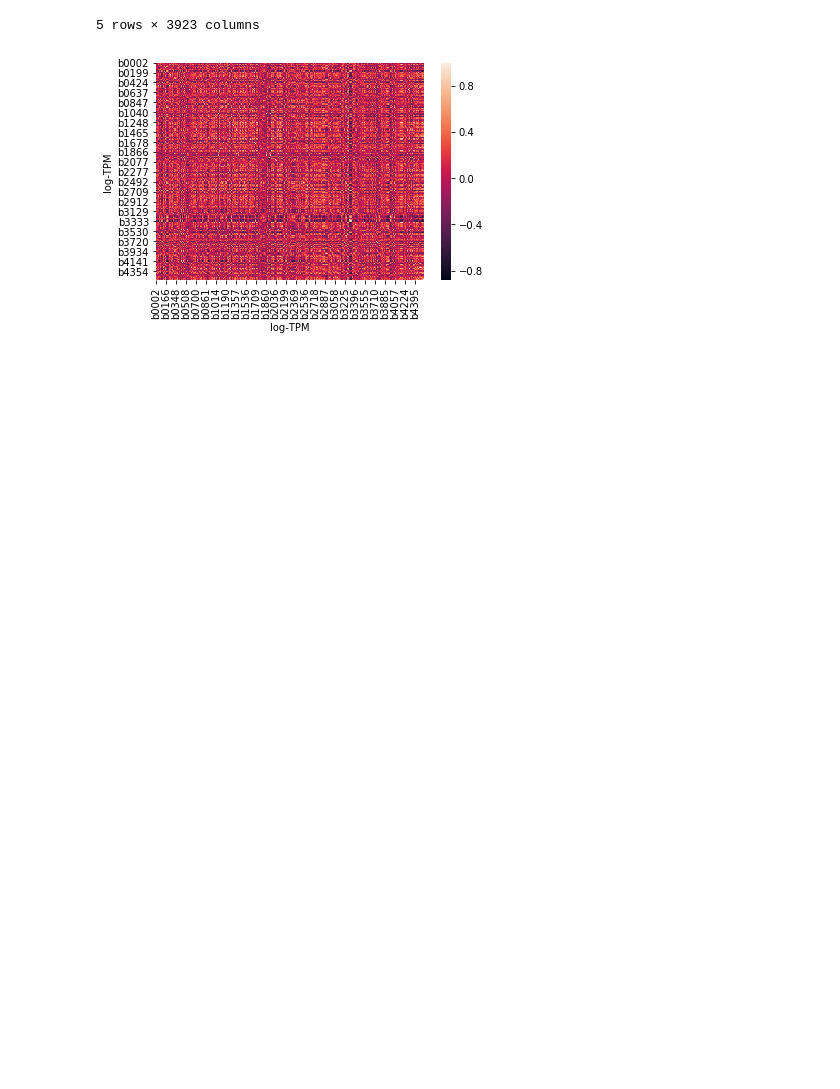
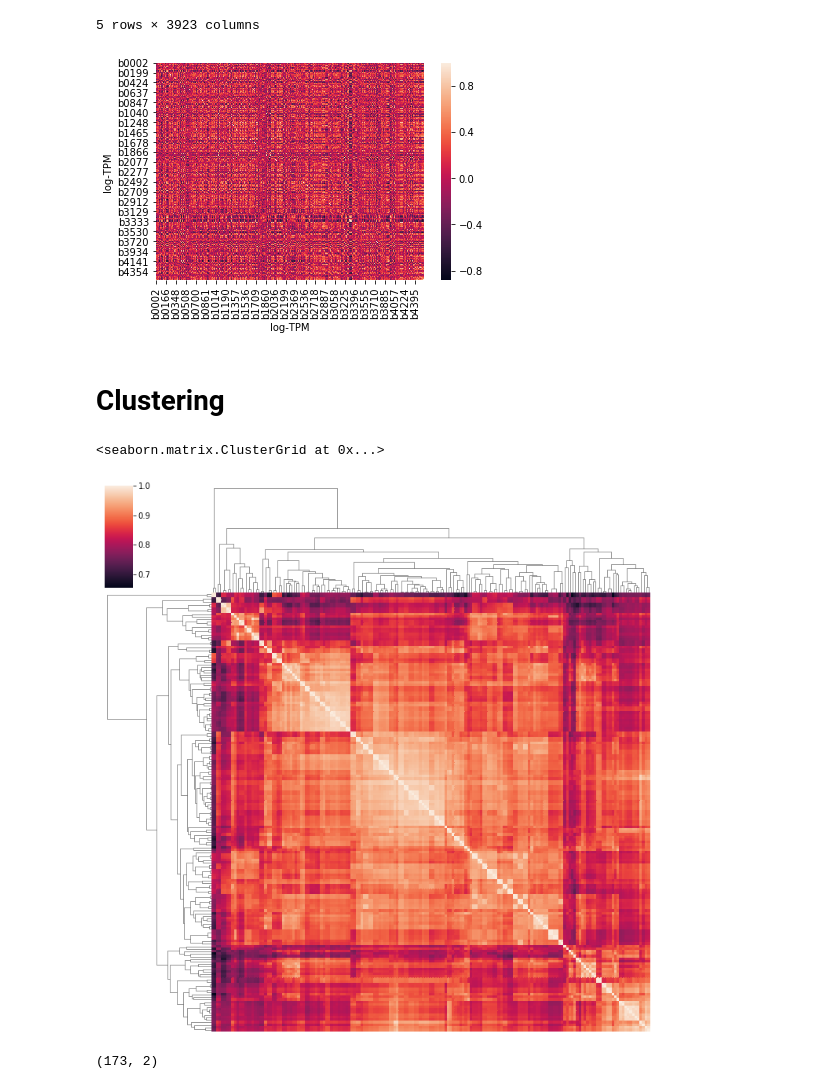
Before and after one commit to adamhockenberry/Growth-expression-translation, a Jupyter notebook: Code/scratch_SBS.ipynb, the cells around one changed output. Drawn from its saved outputs; the diff is of its cells as text; code cells hidden in the pictures; blank space fills up the shorter version.

Commit message:
Added clustering analysis to scratch_SBS notebook.

```diff
--- a/Code/scratch_SBS.ipynb
+++ b/Code/scratch_SBS.ipynb
@@ -302,3 +314,11 @@ sns.heatmap(gene_corr)
 plt.show()
 # %% [output]
 [figure]
+# %% [markdown]
+# Clustering
+# %%
+#Hierarchical clustering of condition correlations
+sns.clustermap(condition_corr, yticklabels=False, xticklabels=False)
+# %% [output]
+<seaborn.matrix.ClusterGrid at 0x...>
+[figure, added]
@@ -304,0 +332,8 @@ plt.show()
+# %%
+#Transform the data
+pca = PCA(2)
+df = pca.fit_transform(condition_corr)
+
+df.shape
+# %% [output]
+(173, 2)
```
Also changed, not shown: parts of 50 cells of this notebook.
